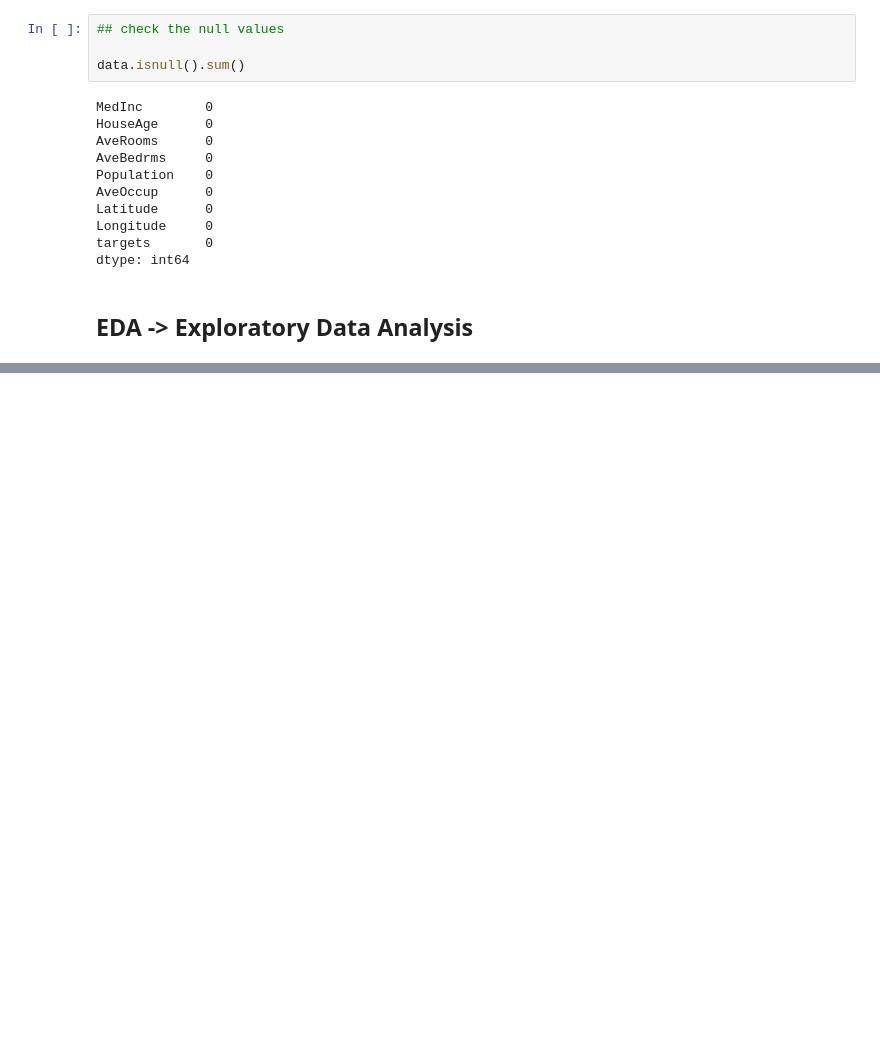
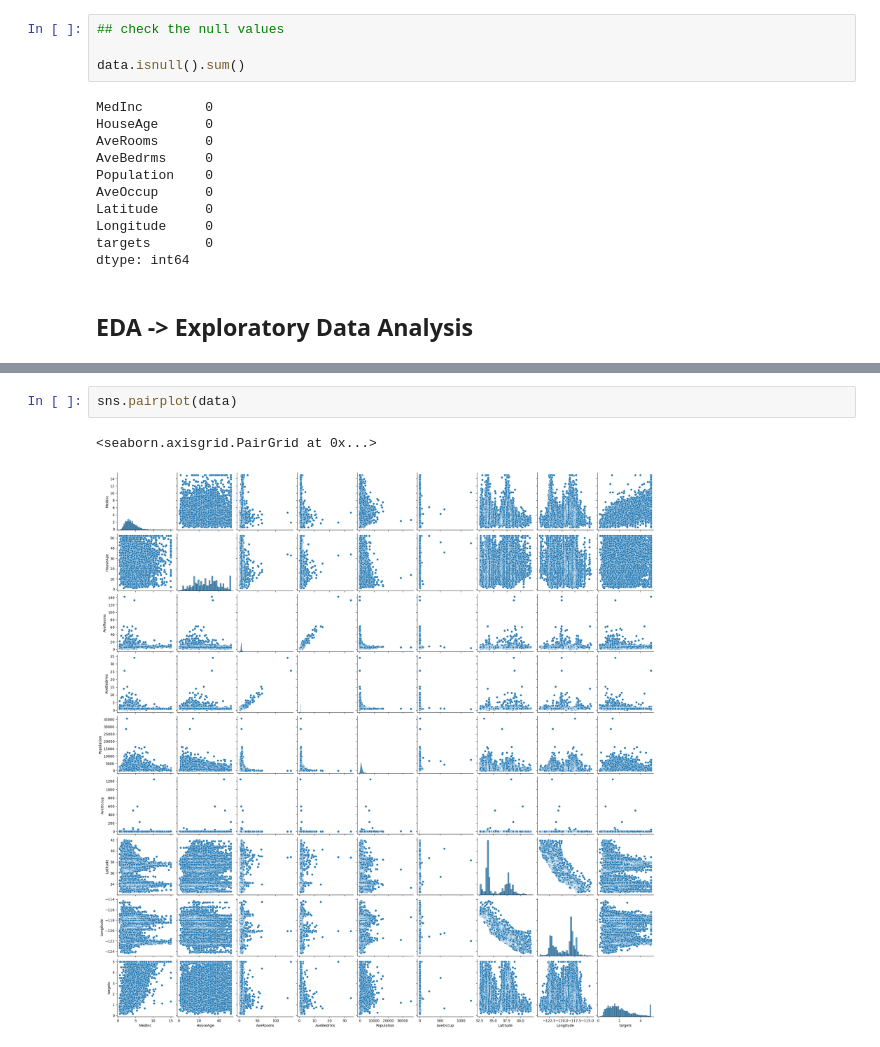
Before and after one commit to azaz9026/House_Price_Prediction_With_Machine_Learning, a Jupyter notebook: Project ML/Predicting_house_price.ipynb, the cells around one changed output, grey strips where cells are left out. Cells and saved outputs as stored; diff of their text form; blank space fills up the shorter version.

```diff
--- a/Project ML/Predicting_house_price.ipynb
+++ b/Project ML/Predicting_house_price.ipynb
@@ -168,0 +186,5 @@ dtype: int64
+# %%
+sns.pairplot(data)
+# %% [output]
+<seaborn.axisgrid.PairGrid at 0x...>
+[figure, added]
```
Also changed, not shown: parts of 18 cells of this notebook.
